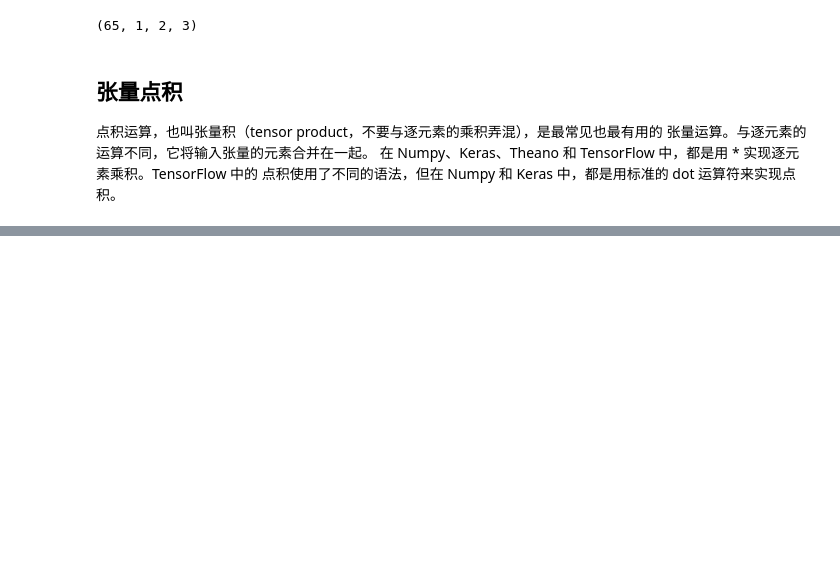
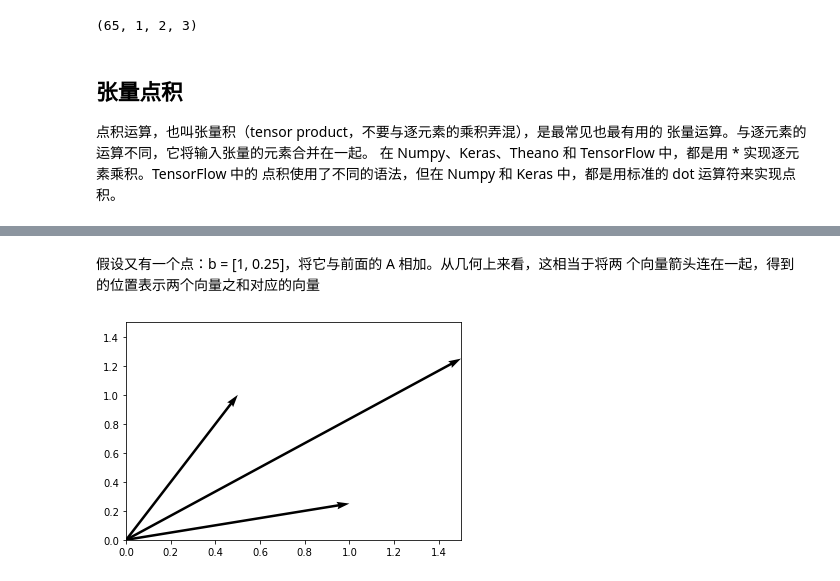
Before and after one commit to MikuSugar/TensorFlow_Study, a Jupyter notebook: concept/tensor_operation.ipynb, the cells around one changed output, grey strips where cells are left out. Drawn from its saved outputs; the diff is of its cells as text; code cells hidden in the pictures; blank space fills up the shorter version.

```diff
--- a/concept/tensor_operation.ipynb
+++ b/concept/tensor_operation.ipynb
@@ -103,0 +247,14 @@ print(z.shape)
+# %% [markdown]
+假设又有一个点：b = [1, 0.25]，将它与前面的 A 相加。从几何上来看，这相当于将两
+个向量箭头连在一起，得到的位置表示两个向量之和对应的向量
+# %%
+fig1, ax = plt.subplots()
+c = np.array([0.5, 1]) + np.array([1, 0.25])
+a1 = ax.quiver(0, 0, 0.5, 1, angles='xy', scale_units='xy', scale=1)
+b1 = ax.quiver(0, 0, 1, 0.25, angles='xy', scale_units='xy', scale=1)
+c1 = ax.quiver(0, 0, c[0], c[1], angles='xy', scale_units='xy', scale=1)
+ax.set_xlim([0, 1.5])
+ax.set_ylim([0, 1.5])
+plt.show()
+# %% [output]
+[figure, added]
```
Also changed, not shown: parts of 14 cells of this notebook, 1 other file.
